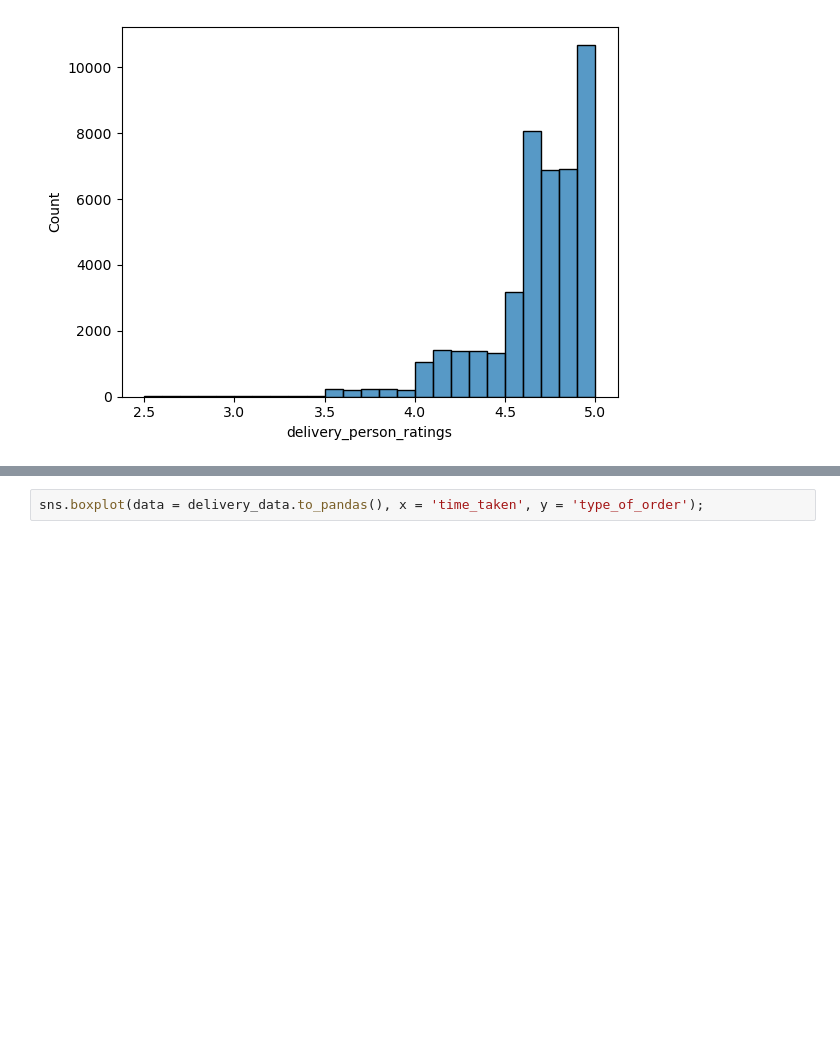
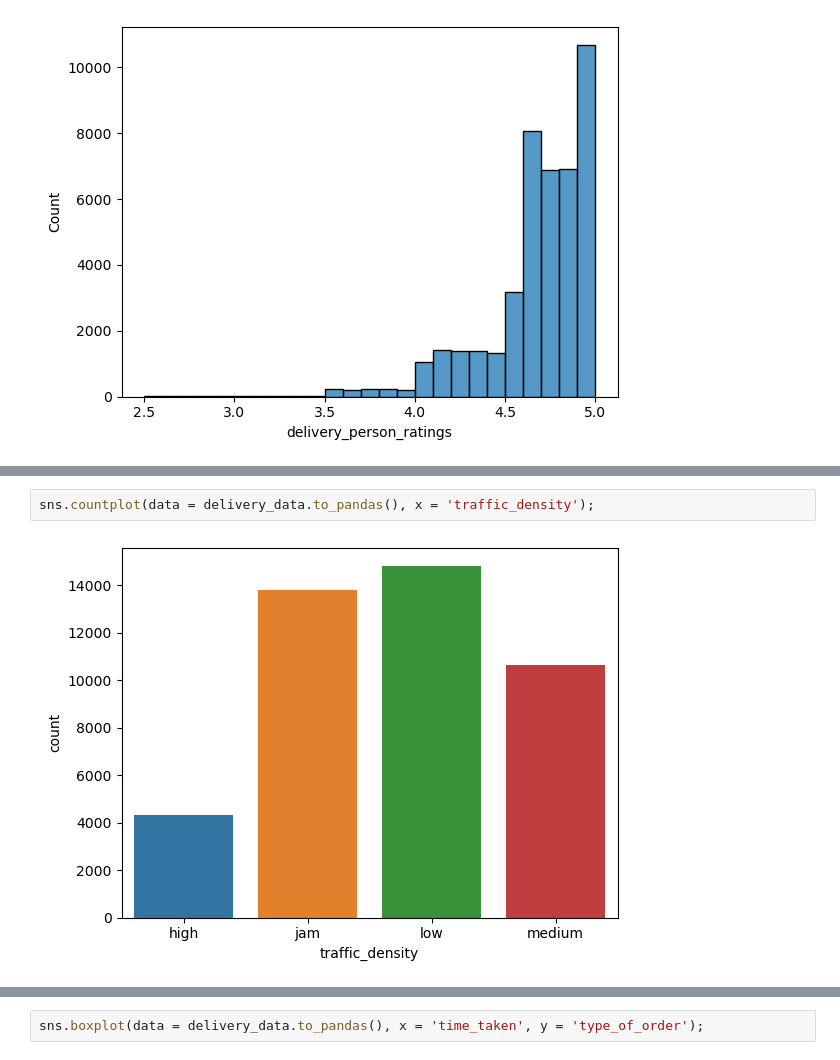
Before and after one commit to kcpGOAT/food-delivery-ML, a Jupyter notebook: food_delay.ipynb, the cells around one changed output, grey strips where cells are left out. Saved outputs shown, nothing was run; the diff lists cells and outputs as text; blank space fills up the shorter version.

```diff
--- a/food_delay.ipynb
+++ b/food_delay.ipynb
@@ -136,0 +164,4 @@ sns.histplot(data = delivery_data.to_pandas(), x = 'delivery_person_ratings', bi
+# %%
+sns.countplot(data = delivery_data.to_pandas(), x = 'traffic_density');
+# %% [output]
+[figure, added]
```
Also changed, not shown: parts of 17 cells of this notebook.
